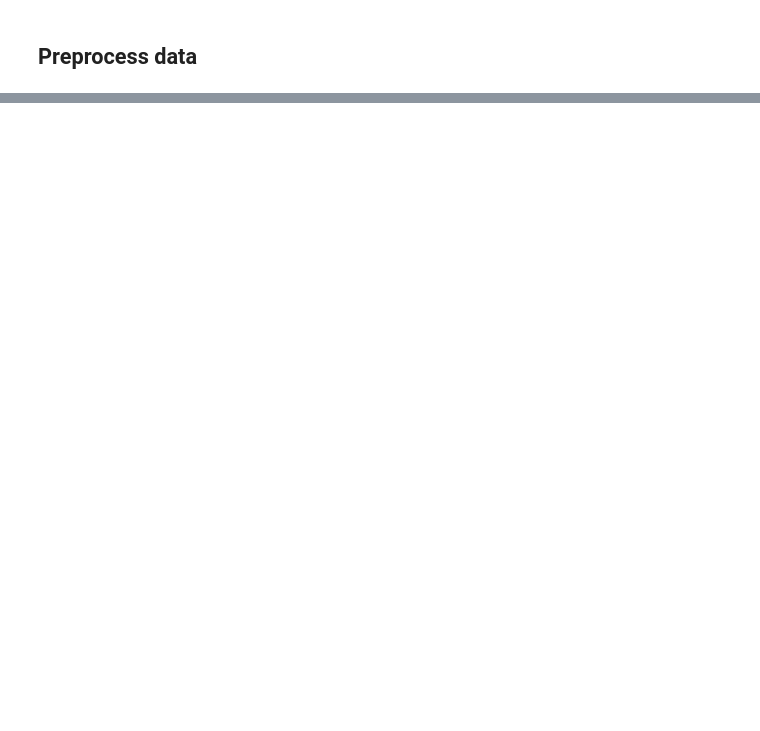
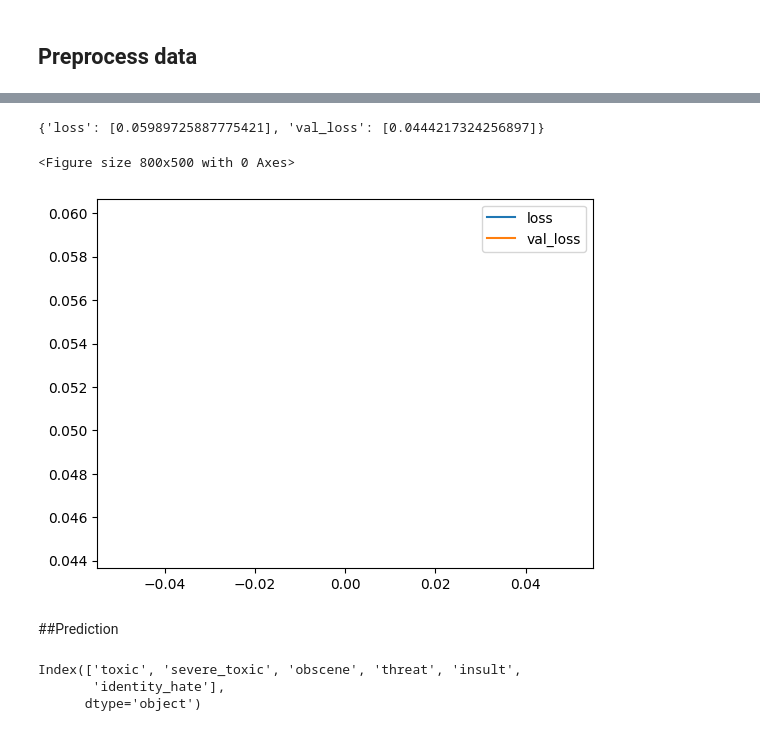
Before and after one commit to kalexrt/hatespeech, a Jupyter notebook: hatespeech.ipynb, the cells around one changed output, grey strips where cells are left out. Drawn from its saved outputs; the diff is of its cells as text; code cells hidden in the pictures; blank space fills up the shorter version.

```diff
--- a/hatespeech.ipynb
+++ b/hatespeech.ipynb
@@ -118,8 +63,8 @@ dataset.as_numpy_iterator().next()
 # %%
 #splitting train and validation data
 train = dataset.take(int(len(dataset)*.7))
-val = dataset.skip(int(len(dataset)*.7)).take(int(len(dataset)*.2))
-test = dataset.skip(int(len(dataset)*.9)).take(int(len(dataset)*.1))
+val = dataset.skip(int(len(dataset)*.7)).take(int(len(dataset)*.3))
+# test = dataset.skip(int(len(dataset)*.9)).take(int(len(dataset)*.1))
 # %%
 # # preprocess test data
 # # Read the test data
@@ -144,0 +120,20 @@ test = dataset.skip(int(len(dataset)*.9)).take(int(len(dataset)*.1))
+# %%
+model = Sequential()
+model.add(Embedding(MAX_FEATURES+1, 32))
+model.add(Bidirectional(LSTM(32, activation='tanh')))
+
+model.add(Dense(128, activation='relu'))
+# model.add(BatchNormalization())
+# model.add(Dropout(rate=dropout_rate))
+
+model.add(Dense(256, activation='relu'))
+# model.add(BatchNormalization())
+# model.add(Dropout(rate=dropout_rate))
+
+model.add(Dense(128, activation='relu'))
+# model.add(BatchNormalization())
+# model.add(Dropout(rate=dropout_rate))
+
+model.add(Dense(6, activation='sigmoid'))
+# %%
+model.compile(loss='BinaryCrossentropy', optimizer='Adam')
@@ -144,0 +160,2 @@ test = dataset.skip(int(len(dataset)*.9)).take(int(len(dataset)*.1))
+# %%
+history = model.fit(train, epochs = 1, validation_data = val)
@@ -144,0 +164,4 @@ test = dataset.skip(int(len(dataset)*.9)).take(int(len(dataset)*.1))
+# %%
+history.history
+# %% [output]
+{'loss': [0.05989725887775421], 'val_loss': [0.0444217324256897]}
@@ -144,0 +170,10 @@ test = dataset.skip(int(len(dataset)*.9)).take(int(len(dataset)*.1))
+# %%
+d_f = pd.DataFrame(history.history)
+plt.figure(figsize=(8,5))
+d_f.plot()
+plt.show()
+# %% [output]
+<Figure size 800x500 with 0 Axes>
+[figure, added]
+# %% [markdown]
+##Prediction
@@ -144,0 +182,6 @@ test = dataset.skip(int(len(dataset)*.9)).take(int(len(dataset)*.1))
+# %%
+df.columns[2:]
+# %% [output]
+Index(['toxic', 'severe_toxic', 'obscene', 'threat', 'insult',
+       'identity_hate'],
+      dtype='object')
```
Also changed, not shown: parts of 44 cells of this notebook.
